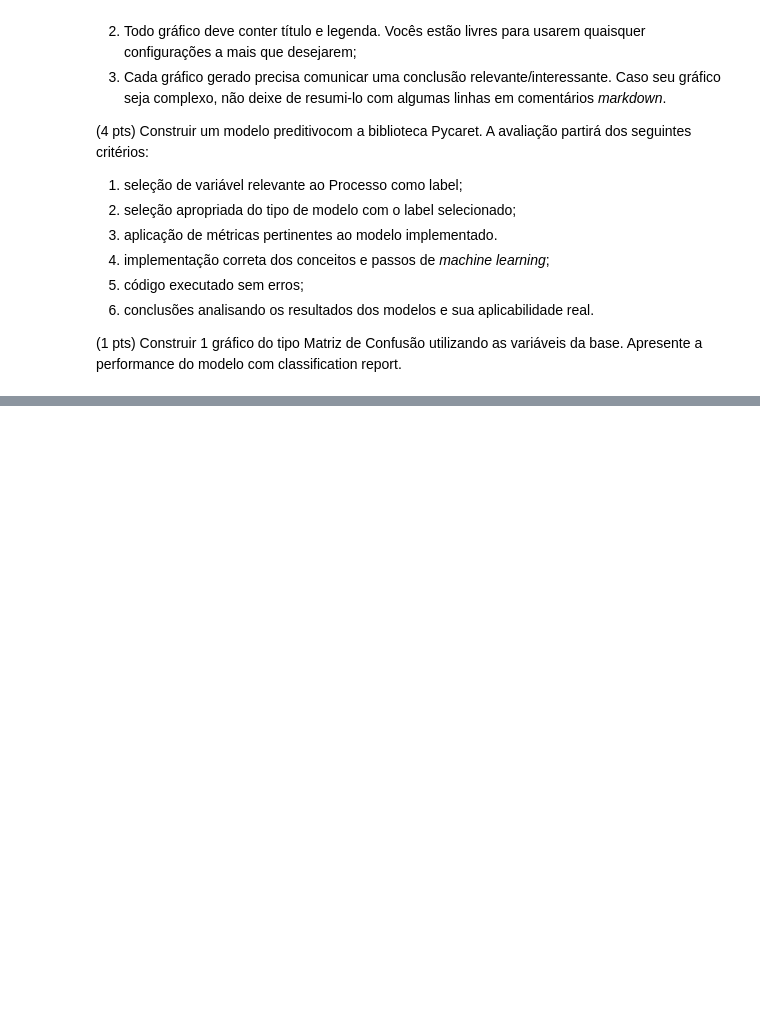
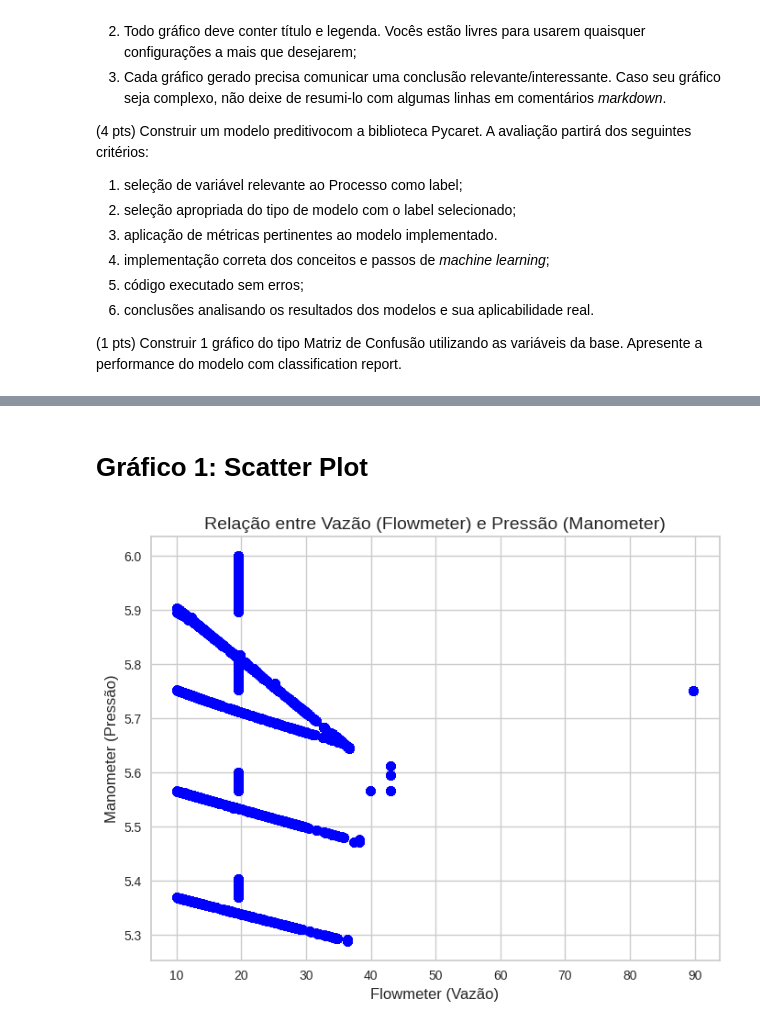
Before and after one commit to lucasthalless/CP-IA-EDA-ML, a Jupyter notebook: Checkpoint_IA_TDS.ipynb, the cells around one changed output, grey strips where cells are left out. Cells and saved outputs as stored; diff of their text form; code cells hidden in the pictures; blank space fills up the shorter version.

```diff
--- a/Checkpoint_IA_TDS.ipynb
+++ b/Checkpoint_IA_TDS.ipynb
@@ -85,0 +171,22 @@ data
+# %% [markdown]
+# Gráfico 1: Scatter Plot
+# %%
+import matplotlib.pyplot as plt
+
+# Dados filtrados (sem NaN e valores inválidos)
+filtered_data = data.dropna()
+
+# Gráfico de dispersão
+plt.figure(figsize=(8, 6))
+plt.scatter(filtered_data['Flowmeter'], filtered_data['Manometer'], color='blue')
+
+# Título e legendas
+plt.title('Relação entre Vazão (Flowmeter) e Pressão (Manometer)', fontsize=14)
+plt.xlabel('Flowmeter (Vazão)', fontsize=12)
+plt.ylabel('Manometer (Pressão)', fontsize=12)
+
+# Exibir gráfico
+plt.grid(True)
+plt.show()
+# %% [output]
+[figure, added]
```
Also changed, not shown: parts of 12 cells of this notebook.
